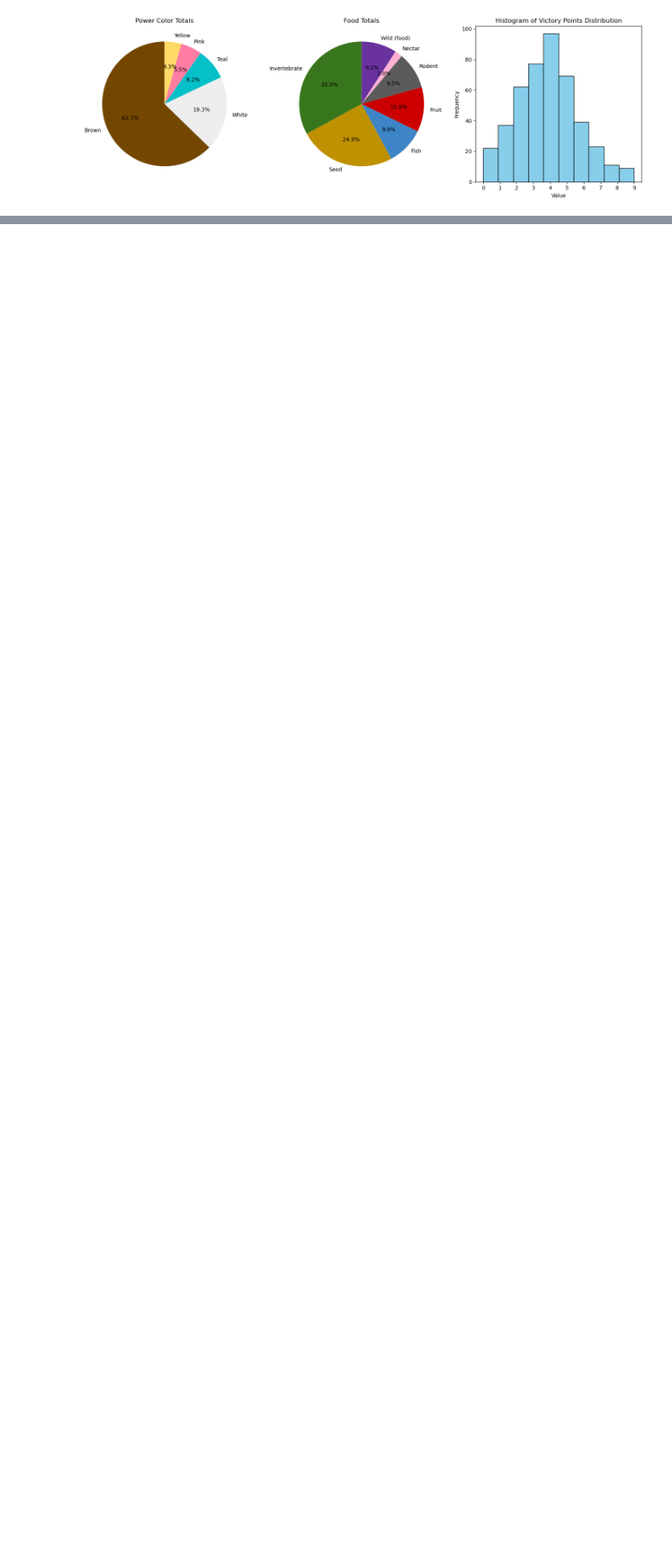
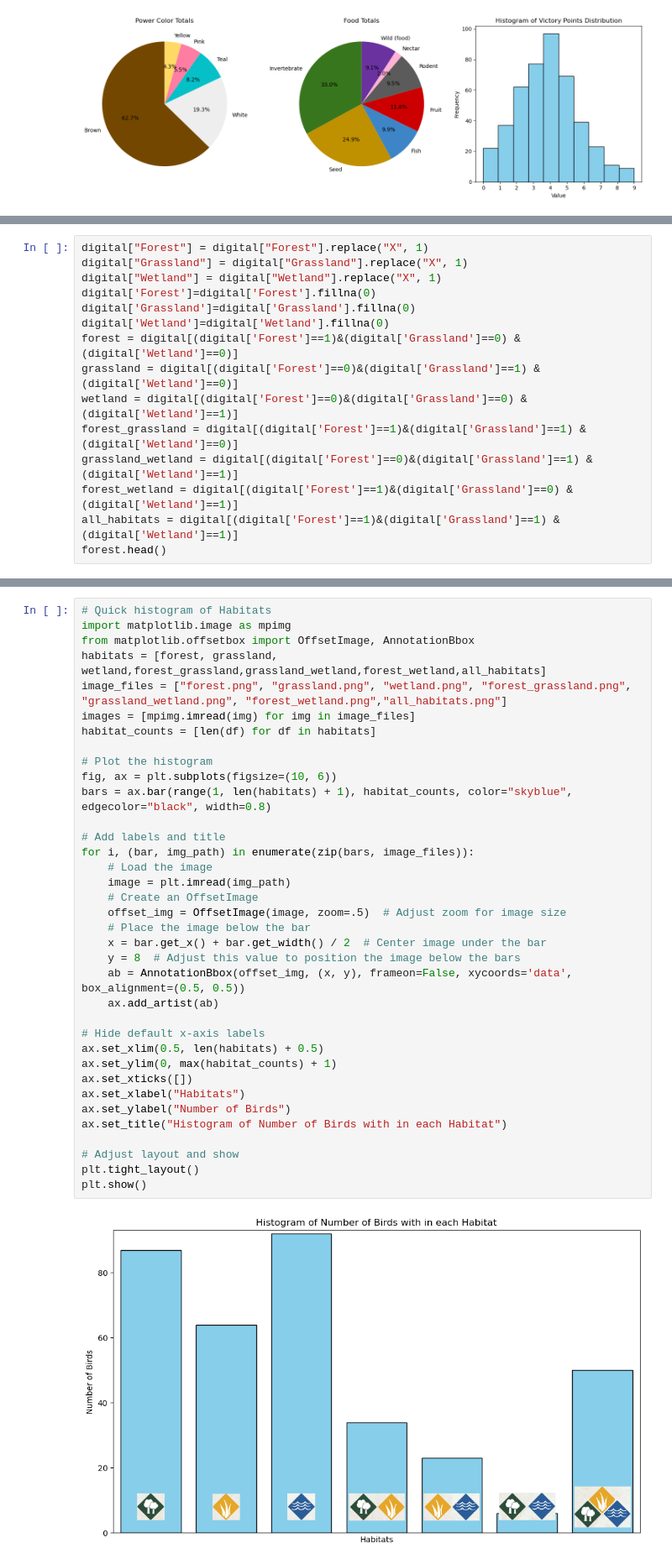
Before and after one commit to jwd164/data-science-training, a Jupyter notebook: 09 - Wingspan Board Game/Wingspan EDA.ipynb, the cells around one changed output, grey strips where cells are left out. Shown at 84% size. Drawn from its saved outputs; the diff is of its cells as text; blank space fills up the shorter version.

```diff
--- a/09 - Wingspan Board Game/Wingspan EDA.ipynb
+++ b/09 - Wingspan Board Game/Wingspan EDA.ipynb
@@ -241,0 +257,15 @@ dtype: float64
+# %%
+digital["Forest"] = digital["Forest"].replace("X", 1)
+digital["Grassland"] = digital["Grassland"].replace("X", 1)
+digital["Wetland"] = digital["Wetland"].replace("X", 1)
+digital['Forest']=digital['Forest'].fillna(0)
+digital['Grassland']=digital['Grassland'].fillna(0)
+digital['Wetland']=digital['Wetland'].fillna(0)
+forest = digital[(digital['Forest']==1)&(digital['Grassland']==0) & (digital['Wetland']==0)]
+grassland = digital[(digital['Forest']==0)&(digital['Grassland']==1) & (digital['Wetland']==0)]
+wetland = digital[(digital['Forest']==0)&(digital['Grassland']==0) & (digital['Wetland']==1)]
+forest_grassland = digital[(digital['Forest']==1)&(digital['Grassland']==1) & (digital['Wetland']==0)]
+grassland_wetland = digital[(digital['Forest']==0)&(digital['Grassland']==1) & (digital['Wetland']==1)]
+forest_wetland = digital[(digital['Forest']==1)&(digital['Grassland']==0) & (digital['Wetland']==1)]
+all_habitats = digital[(digital['Forest']==1)&(digital['Grassland']==1) & (digital['Wetland']==1)]
+forest.head()
@@ -241,0 +297,38 @@ dtype: float64
+# %%
+# Quick histogram of Habitats
+import matplotlib.image as mpimg
+from matplotlib.offsetbox import OffsetImage, AnnotationBbox
+habitats = [forest, grassland, wetland,forest_grassland,grassland_wetland,forest_wetland,all_habitats]
+image_files = ["forest.png", "grassland.png", "wetland.png", "forest_grassland.png", "grassland_wetland.png", "forest_wetland.png","all_habitats.png"]
+images = [mpimg.imread(img) for img in image_files]
+habitat_counts = [len(df) for df in habitats]
+
+# Plot the histogram
+fig, ax = plt.subplots(figsize=(10, 6))
+bars = ax.bar(range(1, len(habitats) + 1), habitat_counts, color="skyblue", edgecolor="black", width=0.8)
+
+# Add labels and title
+for i, (bar, img_path) in enumerate(zip(bars, image_files)):
+    # Load the image
+    image = plt.imread(img_path)
+    # Create an OffsetImage
+    offset_img = OffsetImage(image, zoom=.5)  # Adjust zoom for image size
+    # Place the image below the bar
+    x = bar.get_x() + bar.get_width() / 2  # Center image under the bar
+    y = 8  # Adjust this value to position the image below the bars
+    ab = AnnotationBbox(offset_img, (x, y), frameon=False, xycoords='data', box_alignment=(0.5, 0.5))
+    ax.add_artist(ab)
+
+# Hide default x-axis labels
+ax.set_xlim(0.5, len(habitats) + 0.5)
+ax.set_ylim(0, max(habitat_counts) + 1)
+ax.set_xticks([])
+ax.set_xlabel("Habitats")
+ax.set_ylabel("Number of Birds")
+ax.set_title("Histogram of Number of Birds with in each Habitat")
+
+# Adjust layout and show
+plt.tight_layout()
+plt.show()
+# %% [output]
+[figure, added]
```
Also changed, not shown: parts of 5 cells of this notebook, 11 other files.
